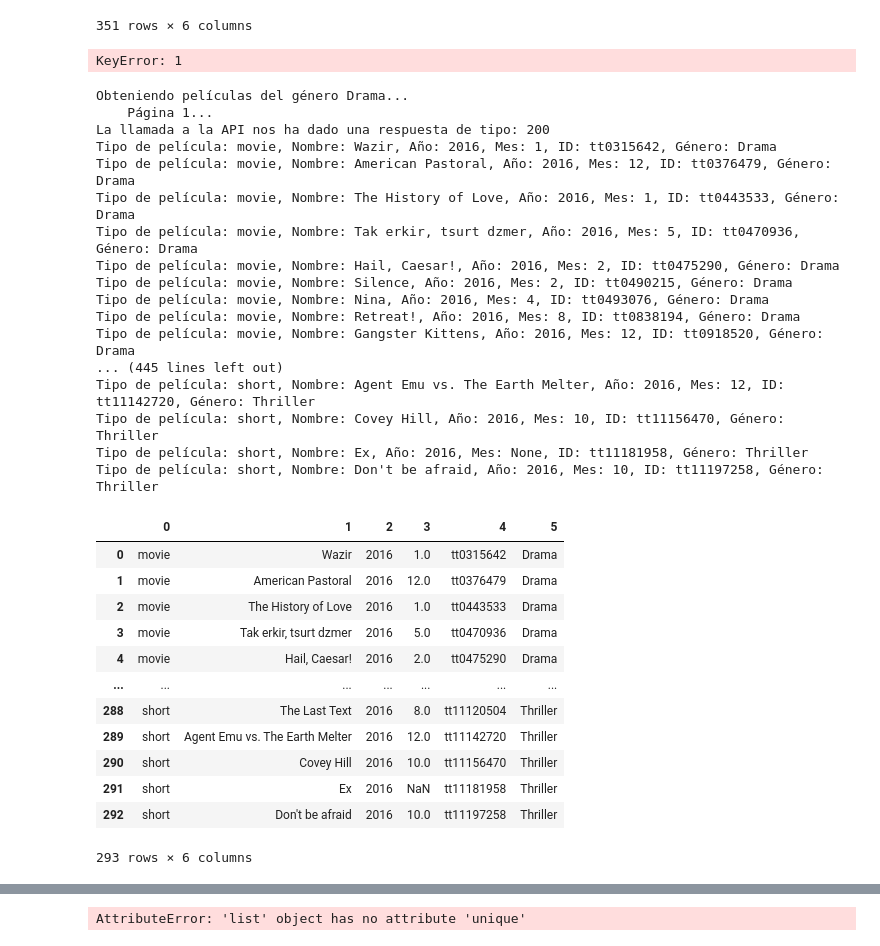
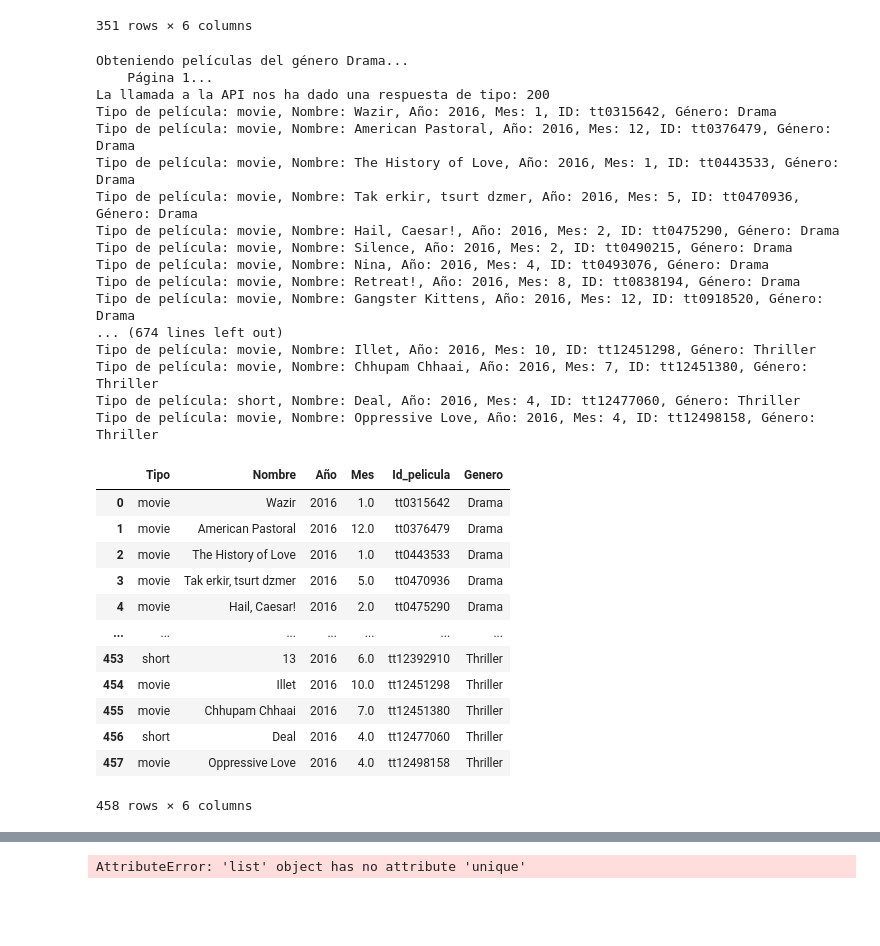
Before and after one commit to realtoder/Adalab-proyecto-da-promo-A-modulo-2-team-2, a Jupyter notebook: Extraccion_Movies.ipynb, the cells around one changed output, grey strips where cells are left out. Saved outputs shown, nothing was run; the diff lists cells and outputs as text; code cells hidden in the pictures; blank space fills up the shorter version.

```diff
--- a/Extraccion_Movies.ipynb
+++ b/Extraccion_Movies.ipynb
@@ -27,9 +27,7 @@ def llamar_api(url, headers, querystring):
     else:
         return llamada.json()  # Si la llamada fue exitosa, devuelve los datos de respuesta en formato JSON.
 # %%
-
-
-key_movies = '6a7d6ab151msh8432356a518a38bp143e6bjsnb1423c851c74'
+key_movies = ''
 url_movies = 'https://moviesdatabase.p.rapidapi.com/titles'
 
 # Tomamos tres parametros porque es lo principal
@@ -152,10 +146,6 @@ peliculas_2015
 | 349 | movie | Kubera Rasi | 2015 | 10.0 | tt11992316 | Thriller |
 | 350 | movie | Octopus | 2015 | 9.0 | tt12053122 | Thriller |
 351 rows × 6 columns
-# %%
-peliculas_2015[1]
-# %% [output]
-KeyError: 1
 # %%
 año_2016 = obtener_peliculas(generos, 2016, 2016)
 # %% [output]
@@ -171,27 +161,29 @@ Tipo de película: movie, Nombre: Silence, Año: 2016, Mes: 2, ID: tt0490215, G
 Tipo de película: movie, Nombre: Nina, Año: 2016, Mes: 4, ID: tt0493076, Género: Drama
 Tipo de película: movie, Nombre: Retreat!, Año: 2016, Mes: 8, ID: tt0838194, Género: Drama
 Tipo de película: movie, Nombre: Gangster Kittens, Año: 2016, Mes: 12, ID: tt0918520, Género: Drama
-... (445 lines left out)
-Tipo de película: short, Nombre: Agent Emu vs. The Earth Melter, Año: 2016, Mes: 12, ID: tt11142720, Género: Thriller
-Tipo de película: short, Nombre: Covey Hill, Año: 2016, Mes: 10, ID: tt11156470, Género: Thriller
-Tipo de película: short, Nombre: Ex, Año: 2016, Mes: None, ID: tt11181958, Género: Thriller
-Tipo de película: short, Nombre: Don't be afraid, Año: 2016, Mes: 10, ID: tt11197258, Género: Thriller
+... (674 lines left out)
+Tipo de película: movie, Nombre: Illet, Año: 2016, Mes: 10, ID: tt12451298, Género: Thriller
+Tipo de película: movie, Nombre: Chhupam Chhaai, Año: 2016, Mes: 7, ID: tt12451380, Género: Thriller
+Tipo de película: short, Nombre: Deal, Año: 2016, Mes: 4, ID: tt12477060, Género: Thriller
+Tipo de película: movie, Nombre: Oppressive Love, Año: 2016, Mes: 4, ID: tt12498158, Género: Thriller
-# %%
-pd.DataFrame(año_2016)
-# %% [output]
-|  | 0 | 1 | 2 | 3 | 4 | 5 |
-| 0 | movie | Wazir | 2016 | 1.0 | tt0315642 | Drama |
-| 1 | movie | American Pastoral | 2016 | 12.0 | tt0376479 | Drama |
-| 2 | movie | The History of Love | 2016 | 1.0 | tt0443533 | Drama |
-| 3 | movie | Tak erkir, tsurt dzmer | 2016 | 5.0 | tt0470936 | Drama |
-| 4 | movie | Hail, Caesar! | 2016 | 2.0 | tt0475290 | Drama |
-| ... | ... | ... | ... | ... | ... | ... |
-| 288 | short | The Last Text | 2016 | 8.0 | tt11120504 | Thriller |
-| 289 | short | Agent Emu vs. The Earth Melter | 2016 | 12.0 | tt11142720 | Thriller |
-| 290 | short | Covey Hill | 2016 | 10.0 | tt11156470 | Thriller |
-| 291 | short | Ex | 2016 | NaN | tt11181958 | Thriller |
-| 292 | short | Don't be afraid | 2016 | 10.0 | tt11197258 | Thriller |
-293 rows × 6 columns
+# %%
+peliculas_2016 = pd.DataFrame(año_2016, columns=['Tipo', 'Nombre', 'Año', 'Mes', 'Id_pelicula','Genero'])
+# %%
+peliculas_2016
+# %% [output]
+|  | Tipo | Nombre | Año | Mes | Id_pelicula | Genero |
+| 0 | movie | Wazir | 2016 | 1.0 | tt0315642 | Drama |
+| 1 | movie | American Pastoral | 2016 | 12.0 | tt0376479 | Drama |
+| 2 | movie | The History of Love | 2016 | 1.0 | tt0443533 | Drama |
+| 3 | movie | Tak erkir, tsurt dzmer | 2016 | 5.0 | tt0470936 | Drama |
+| 4 | movie | Hail, Caesar! | 2016 | 2.0 | tt0475290 | Drama |
+| ... | ... | ... | ... | ... | ... | ... |
+| 453 | short | 13 | 2016 | 6.0 | tt12392910 | Thriller |
+| 454 | movie | Illet | 2016 | 10.0 | tt12451298 | Thriller |
+| 455 | movie | Chhupam Chhaai | 2016 | 7.0 | tt12451380 | Thriller |
+| 456 | short | Deal | 2016 | 4.0 | tt12477060 | Thriller |
+| 457 | movie | Oppressive Love | 2016 | 4.0 | tt12498158 | Thriller |
+458 rows × 6 columns
 # %%
 año_2017 = obtener_peliculas(generos, 2017, 2017)
 # %% [output]
```
Also changed, not shown: parts of 39 cells of this notebook.
